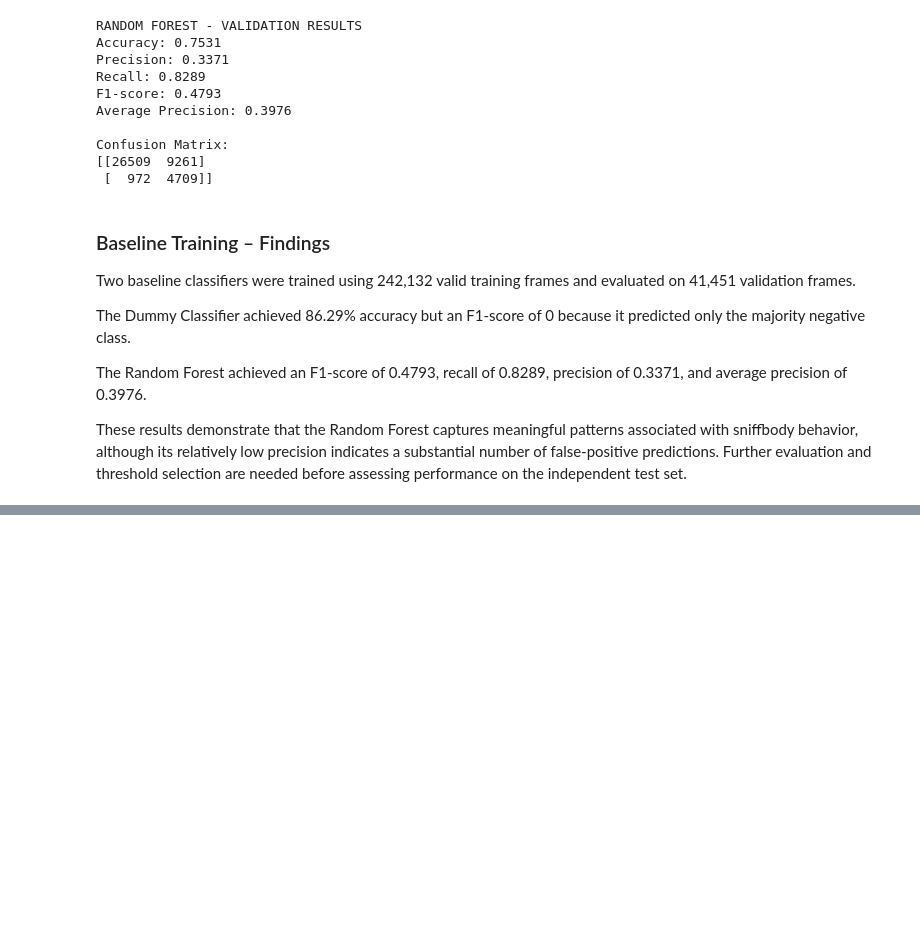
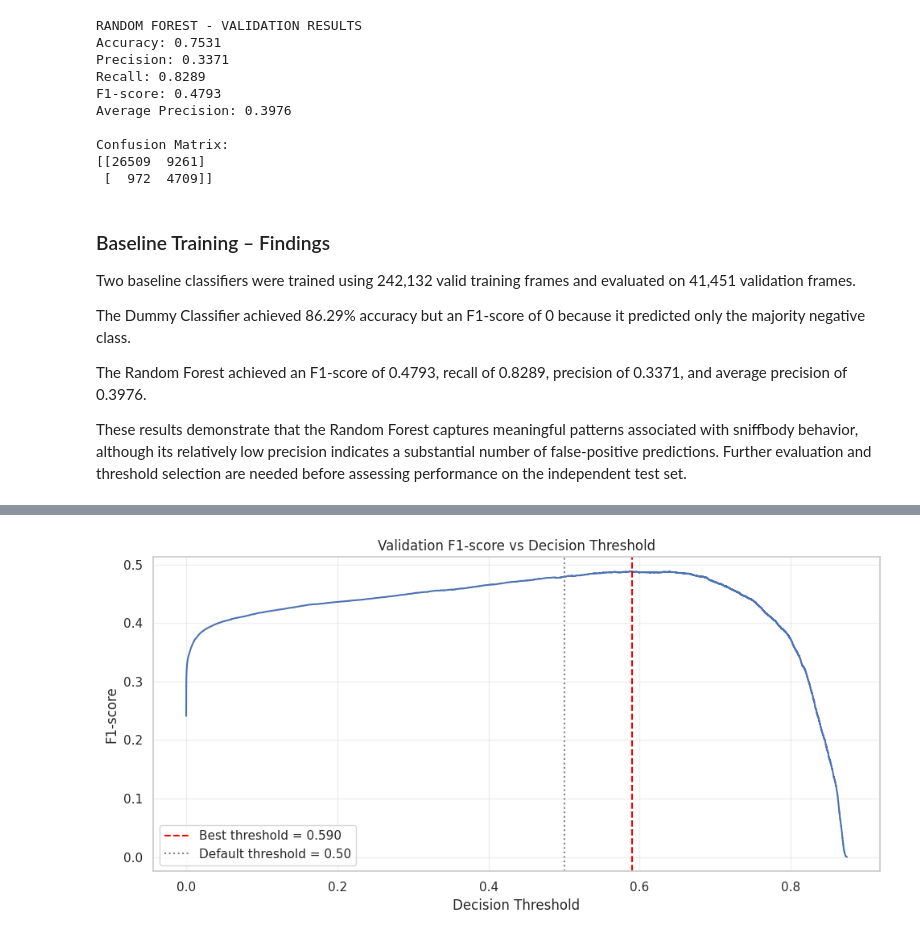
Before and after one commit to aytug-guler/GROUP19_CENG313, a Jupyter notebook: assignment1_eda_baseline.ipynb, the cells around one changed output, grey strips where cells are left out. Saved outputs shown, nothing was run; the diff lists cells and outputs as text; code cells hidden in the pictures; blank space fills up the shorter version.

```diff
--- a/assignment1_eda_baseline.ipynb
+++ b/assignment1_eda_baseline.ipynb
@@ -2034,0 +2150,79 @@ These results demonstrate that the Random Forest captures meaningful patterns as
+# %%
+
+# Optimize the Random Forest decision threshold
+# using validation data only
+
+from sklearn.metrics import precision_recall_curve
+
+precision, recall, thresholds = precision_recall_curve(
+    y_val, rf_probabilities
+)
+
+# The last precision/recall pair has no threshold
+precision_t = precision[:-1]
+recall_t = recall[:-1]
+
+f1_values = (
+    2 * precision_t * recall_t /
+    (precision_t + recall_t + 1e-12)
+)
+
+best_index = np.argmax(f1_values)
+best_threshold = float(thresholds[best_index])
+
+optimized_predictions = (
+    rf_probabilities >= best_threshold
+).astype(int)
+
+default_f1 = f1_score(y_val, rf_predictions)
+optimized_f1 = f1_score(
+    y_val, optimized_predictions
+)
+
+print("Default threshold: 0.50")
+print("Default F1-score:", round(default_f1, 4))
+
+print("\nOptimal validation threshold:",
+      round(best_threshold, 4))
+
+print("Optimized F1-score:",
+      round(optimized_f1, 4))
+
+print("Optimized Precision:",
+      round(precision_score(
+          y_val, optimized_predictions
+      ), 4))
+
+print("Optimized Recall:",
+      round(recall_score(
+          y_val, optimized_predictions
+      ), 4))
+
+# Visualize F1-score across thresholds
+
+plt.figure(figsize=(10, 5))
+
+plt.plot(thresholds, f1_values)
+
+plt.axvline(
+    best_threshold,
+    color="red",
+    linestyle="--",
+    label=f"Best threshold = {best_threshold:.3f}"
+)
+
+plt.axvline(
+    0.5,
+    color="gray",
+    linestyle=":",
+    label="Default threshold = 0.50"
+)
+
+plt.title("Validation F1-score vs Decision Threshold")
+plt.xlabel("Decision Threshold")
+plt.ylabel("F1-score")
+plt.legend()
+plt.grid(alpha=0.3)
+plt.tight_layout()
+plt.show()
+# %% [output]
@@ -2034,0 +2236 @@ These results demonstrate that the Random Forest captures meaningful patterns as
+[figure, added]
```
Also changed, not shown: parts of 17 cells of this notebook.
